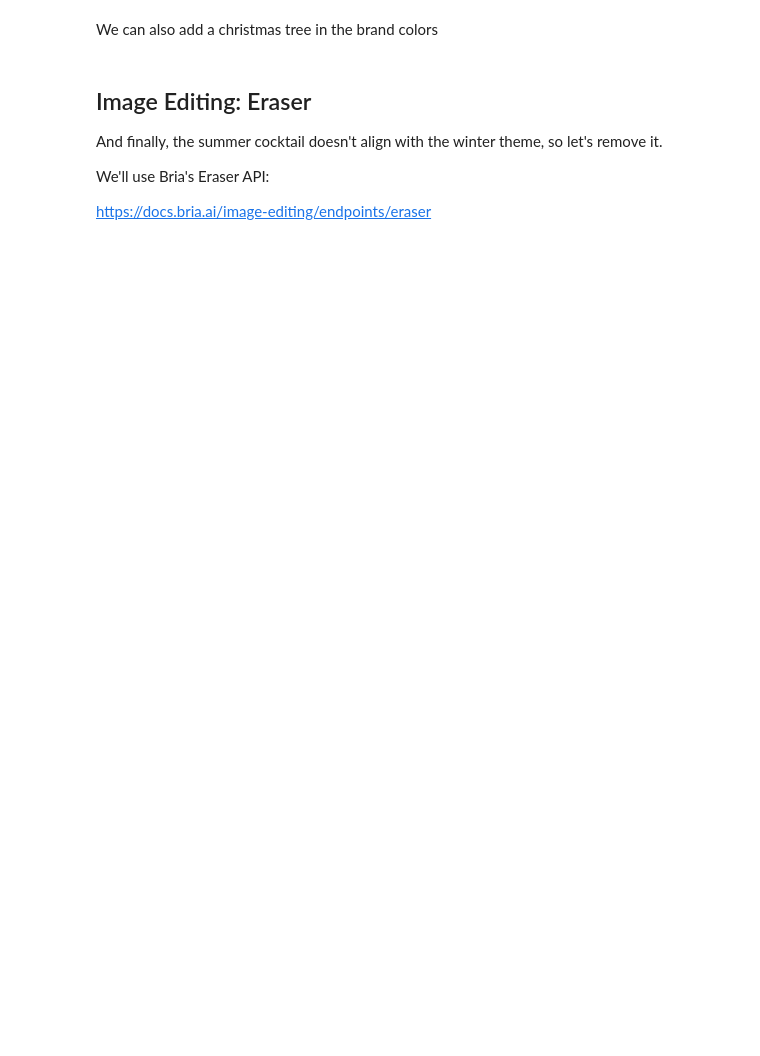
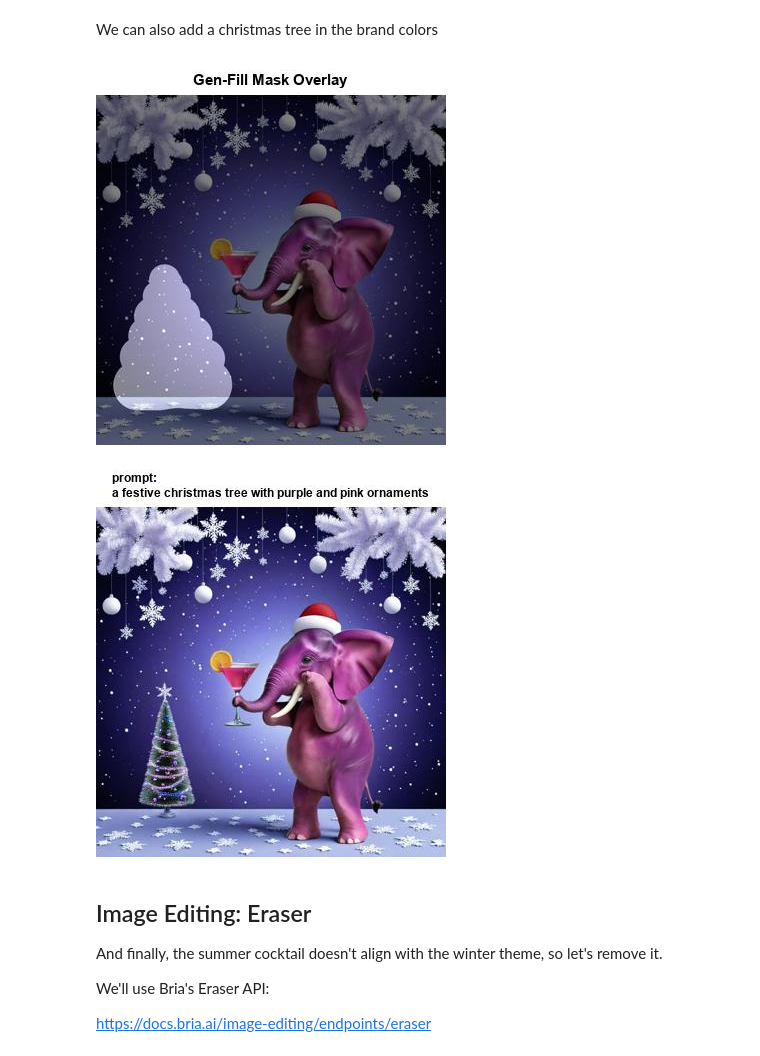
Before and after one commit to Bria-AI/GTC25_Demo, a Jupyter notebook: gtc_demo_api.ipynb, the cells around one changed output. Drawn from its saved outputs; the diff is of its cells as text; code cells hidden in the pictures; blank space fills up the shorter version.

```diff
--- a/gtc_demo_api.ipynb
+++ b/gtc_demo_api.ipynb
@@ -361,14 +401,17 @@ display_images([output_var2], f"prompt: {prompt}")
 We can also add a christmas tree in the brand colors
 # %%
 input_image = Image.open(f'./api_results/bg_gen/bg_generations/1_fixed.png')
-mask = Image.open('./api_results/masks/tree_mask2.png')
-prompt = "a lush christmas tree with purple and pink ornaments"
+mask = Image.open('./api_results/masks/tree_mask.png')
+prompt = "a festive christmas tree with purple and pink ornaments"
 
 display_mask(mask, input_image)
 
 output_var2 = gen_fill(input_image, mask, prompt)[0]
 output_var2.save(f'./api_results/bg_gen/bg_generations/1_fixed.png')
 display_images([output_var2], f"prompt: \n{prompt}", font_size=12)
+# %% [output]
+[figure, added]
+[figure, added]
 # %% [markdown]
 ## Image Editing: Eraser
 And finally, the summer cocktail doesn't align with the winter theme, so let's remove it.
```
Also changed, not shown: parts of 23 cells of this notebook, 2 other files.
